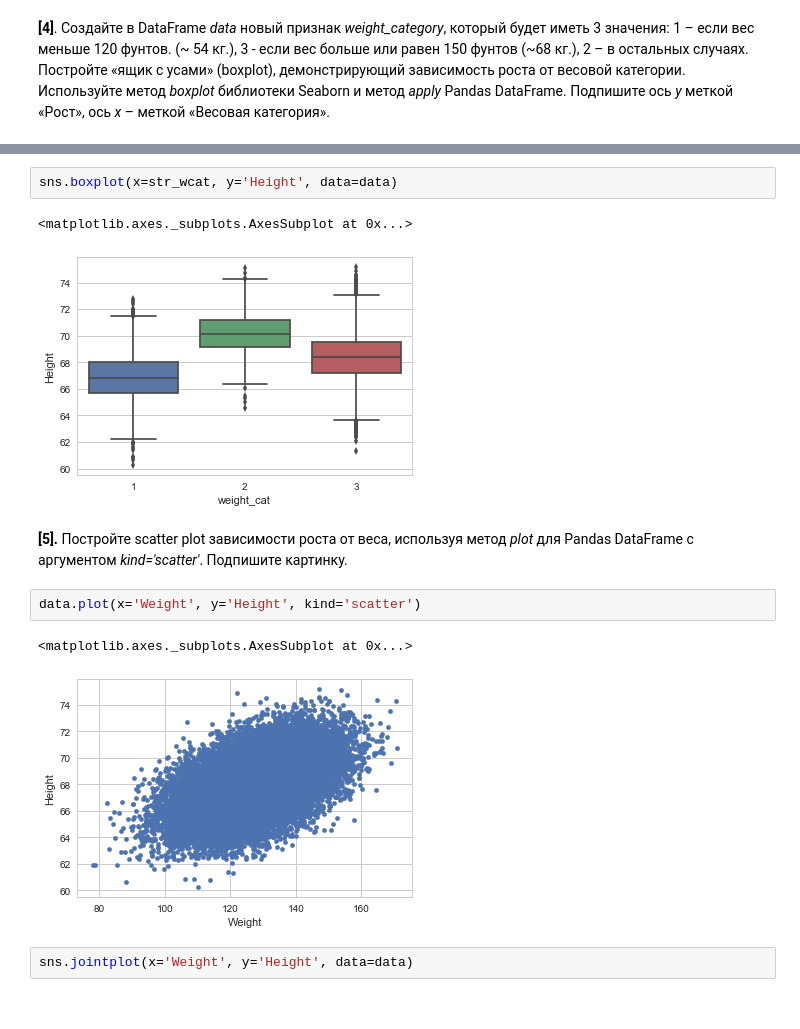
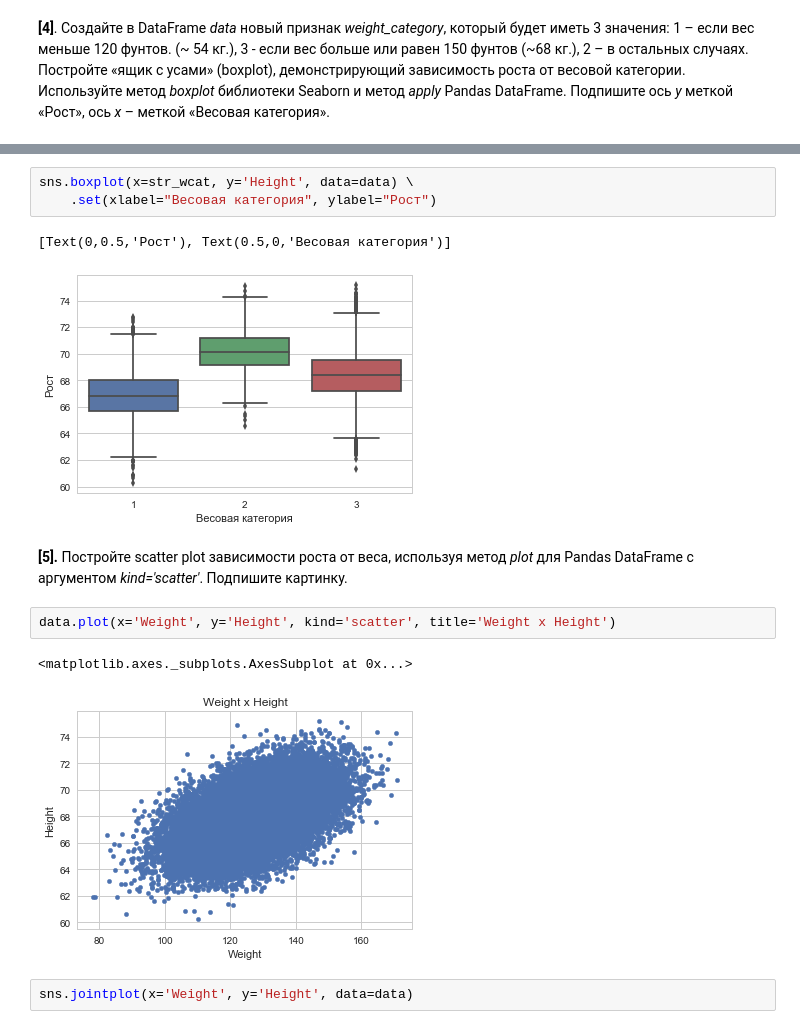
Before and after one commit to pkuderov/mlda-course, a Jupyter notebook: 02. supervised-learning/01. w1a_linreg_height_weight.ipynb, the cells around one changed output, grey strips where cells are left out. Saved outputs shown, nothing was run; the diff lists cells and outputs as text.

```diff
--- a/02. supervised-learning/01. w1a_linreg_height_weight.ipynb
+++ b/02. supervised-learning/01. w1a_linreg_height_weight.ipynb
@@ -117,15 +122,16 @@ data.boxplot(column=['Height'], by=[str_wcat])
 # %%
-sns.boxplot(x=str_wcat, y='Height', data=data)
+sns.boxplot(x=str_wcat, y='Height', data=data) \
+    .set(xlabel="Весовая категория", ylabel="Рост")
 # %% [output]
-<matplotlib.axes._subplots.AxesSubplot at 0x...>
+[Text(0,0.5,'Рост'), Text(0.5,0,'Весовая категория')]
-[figure, old version]
+[figure, new version]
 # %% [markdown]
 **[5].** Постройте scatter plot зависимости роста от веса, используя метод *plot* для Pandas DataFrame с аргументом *kind='scatter'*. Подпишите картинку.
 # %%
-data.plot(x='Weight', y='Height', kind='scatter')
+data.plot(x='Weight', y='Height', kind='scatter', title='Weight x Height')
 # %% [output]
 <matplotlib.axes._subplots.AxesSubplot at 0x...>
-[figure, old version]
+[figure, new version]
 # %%
 sns.jointplot(x='Weight', y='Height', data=data)
 # %% [output]
```
Also changed, not shown: parts of 18 cells of this notebook, 6 other files.
